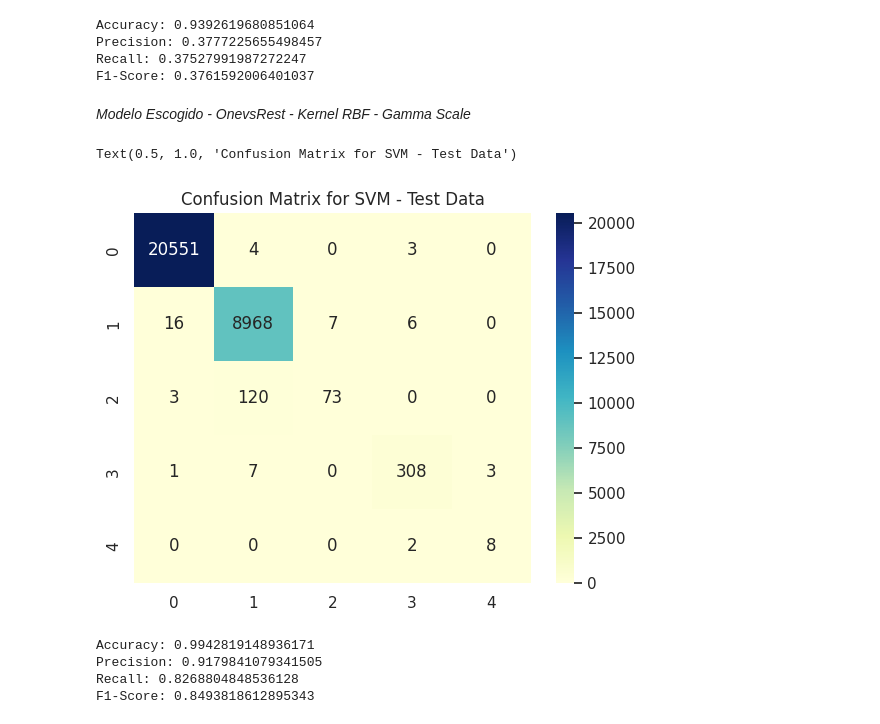
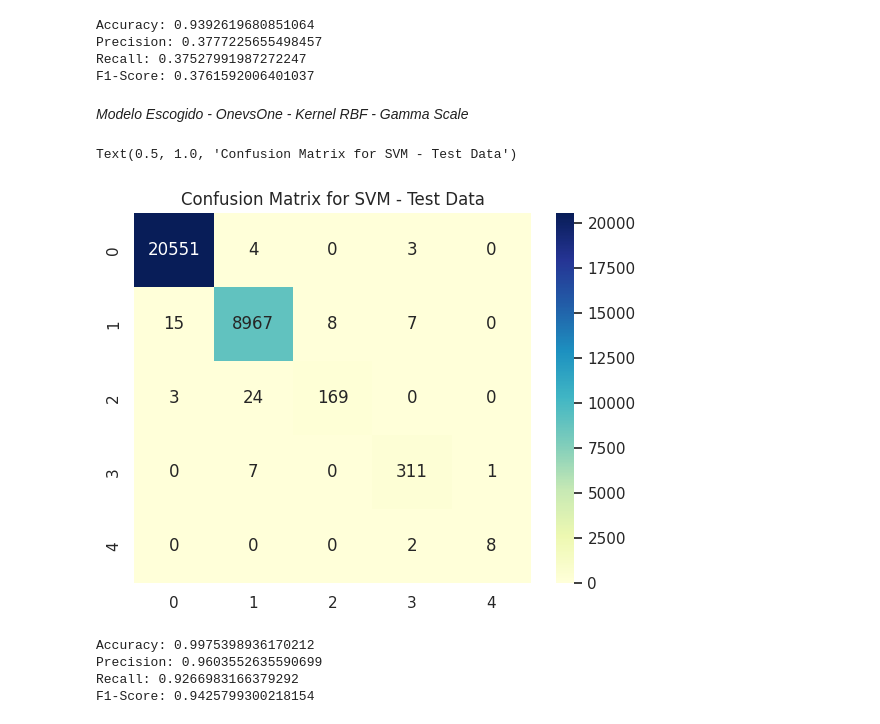
Before and after one commit to santyxd3000/Undergraduate-Project, a Jupyter notebook: Classifying_Models.ipynb, the cells around one changed output. Cells and saved outputs as stored; diff of their text form; code cells hidden in the pictures.

```diff
--- a/Classifying_Models.ipynb
+++ b/Classifying_Models.ipynb
@@ -680,31 +680,31 @@ Precision: 0.3777225655498457
 Recall: 0.37527991987272247
 F1-Score: 0.3761592006401037
 # %% [markdown]
-*Modelo Escogido - OnevsRest - Kernel RBF - Gamma Scale*
+*Modelo Escogido - OnevsOne - Kernel RBF - Gamma Scale*
 # %%
-best_svm_1_test_pred = best_svm_1.predict(x_test)
+best_svm_4_test_pred = best_svm_4.predict(x_test)
 # %%
 from sklearn.metrics import confusion_matrix, ConfusionMatrixDisplay
 
-cm = confusion_matrix(y_test, best_svm_1_test_pred)
+cm = confusion_matrix(y_test, best_svm_4_test_pred)
 sns.heatmap(cm,annot=True, fmt='g',cmap='YlGnBu')
 plt.title('Confusion Matrix for SVM - Test Data')
 # %% [output]
 Text(0.5, 1.0, 'Confusion Matrix for SVM - Test Data')
-[figure, old version]
+[figure, new version]
 # %%
 from sklearn.metrics import accuracy_score, precision_score, recall_score, f1_score
-accuracy = accuracy_score(y_test, best_svm_1_test_pred)
-precision = precision_score(y_test, best_svm_1_test_pred,average='macro')
-recall = recall_score(y_test, best_svm_1_test_pred,average='macro')
-f1_score = f1_score(y_test, best_svm_1_test_pred,average='macro')
+accuracy = accuracy_score(y_test, best_svm_4_test_pred)
+precision = precision_score(y_test, best_svm_4_test_pred,average='macro')
+recall = recall_score(y_test, best_svm_4_test_pred,average='macro')
+f1_score = f1_score(y_test, best_svm_4_test_pred,average='macro')
 
 print("Accuracy: "+ str(accuracy))
 print("Precision: "+ str(precision))
 print("Recall: "+ str(recall))
 print("F1-Score: "+ str(f1_score))
 # %% [output]
-Accuracy: 0.9942819148936171
-Precision: 0.9179841079341505
-Recall: 0.8268804848536128
-F1-Score: 0.8493818612895343
+Accuracy: 0.9975398936170212
+Precision: 0.9603552635590699
+Recall: 0.9266983166379292
+F1-Score: 0.9425799300218154
```
Also changed, not shown: parts of 3 cells of this notebook.
